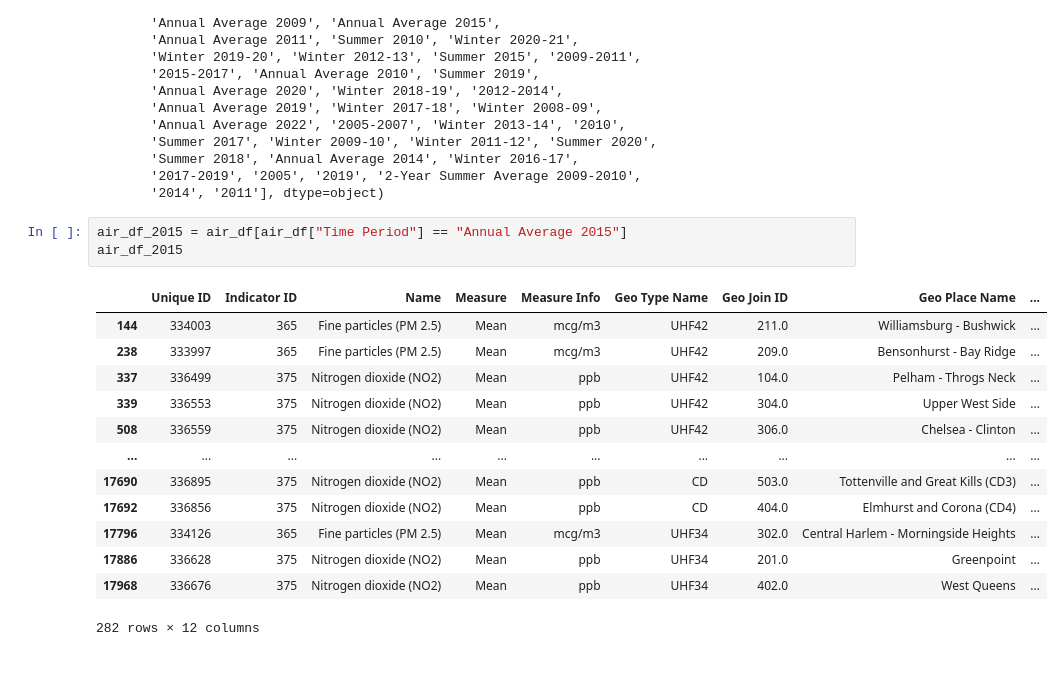
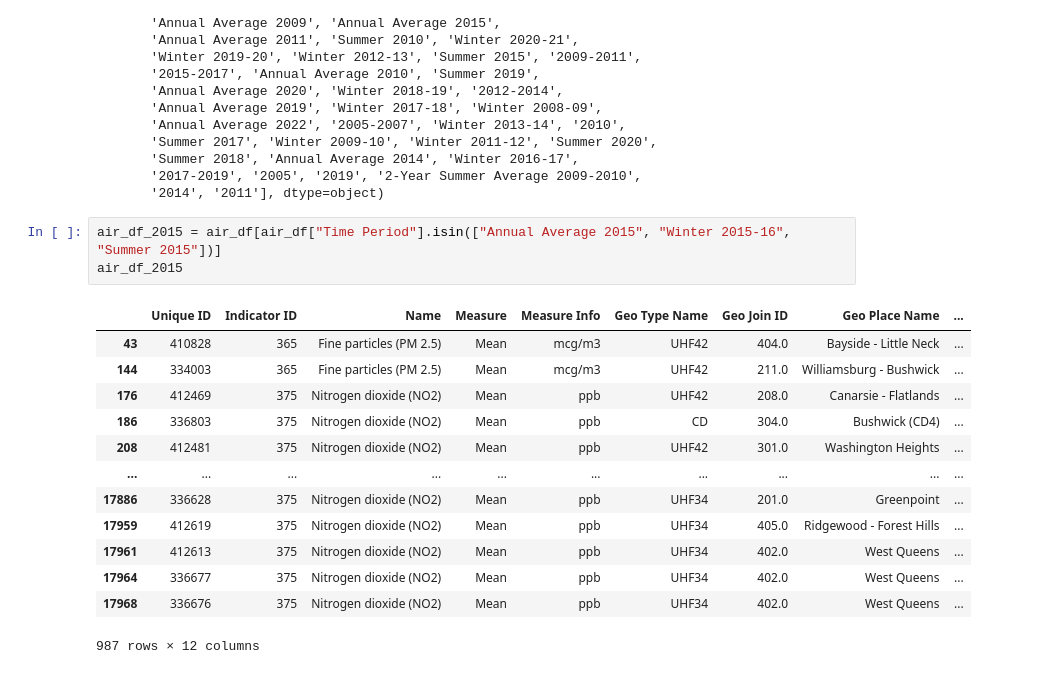
Before and after one commit to Angela-Rene/Trees_in_NYC, a Jupyter notebook: air_quality.ipynb, the cells around one changed output. Saved outputs shown, nothing was run; the diff lists cells and outputs as text.

Commit message:
split air data into summer, winter, and average dfs

```diff
--- a/air_quality.ipynb
+++ b/air_quality.ipynb
@@ -41,19 +42,19 @@ array(['2015', 'Annual Average 2012', 'Summer 2022', 'Summer 2012',
        '2017-2019', '2005', '2019', '2-Year Summer Average 2009-2010',
        '2014', '2011'], dtype=object)
 # %%
-air_df_2015 = air_df[air_df["Time Period"] == "Annual Average 2015"]
+air_df_2015 = air_df[air_df["Time Period"].isin(["Annual Average 2015", "Winter 2015-16", "Summer 2015"])]
 air_df_2015
 # %% [output]
 |  | Unique ID | Indicator ID | Name | Measure | Measure Info | Geo Type Name | Geo Join ID | Geo Place Name | ... |
+| 43 | 410828 | 365 | Fine particles (PM 2.5) | Mean | mcg/m3 | UHF42 | 404.0 | Bayside - Little Neck | ... |
 | 144 | 334003 | 365 | Fine particles (PM 2.5) | Mean | mcg/m3 | UHF42 | 211.0 | Williamsburg - Bushwick | ... |
-| 238 | 333997 | 365 | Fine particles (PM 2.5) | Mean | mcg/m3 | UHF42 | 209.0 | Bensonhurst - Bay Ridge | ... |
-| 337 | 336499 | 375 | Nitrogen dioxide (NO2) | Mean | ppb | UHF42 | 104.0 | Pelham - Throgs Neck | ... |
-| 339 | 336553 | 375 | Nitrogen dioxide (NO2) | Mean | ppb | UHF42 | 304.0 | Upper West Side | ... |
-| 508 | 336559 | 375 | Nitrogen dioxide (NO2) | Mean | ppb | UHF42 | 306.0 | Chelsea - Clinton | ... |
+| 176 | 412469 | 375 | Nitrogen dioxide (NO2) | Mean | ppb | UHF42 | 208.0 | Canarsie - Flatlands | ... |
+| 186 | 336803 | 375 | Nitrogen dioxide (NO2) | Mean | ppb | CD | 304.0 | Bushwick (CD4) | ... |
+| 208 | 412481 | 375 | Nitrogen dioxide (NO2) | Mean | ppb | UHF42 | 301.0 | Washington Heights | ... |
 | ... | ... | ... | ... | ... | ... | ... | ... | ... | ... |
-| 17690 | 336895 | 375 | Nitrogen dioxide (NO2) | Mean | ppb | CD | 503.0 | Tottenville and Great Kills (CD3) | ... |
-| 17692 | 336856 | 375 | Nitrogen dioxide (NO2) | Mean | ppb | CD | 404.0 | Elmhurst and Corona (CD4) | ... |
-| 17796 | 334126 | 365 | Fine particles (PM 2.5) | Mean | mcg/m3 | UHF34 | 302.0 | Central Harlem - Morningside Heights | ... |
 | 17886 | 336628 | 375 | Nitrogen dioxide (NO2) | Mean | ppb | UHF34 | 201.0 | Greenpoint | ... |
+| 17959 | 412619 | 375 | Nitrogen dioxide (NO2) | Mean | ppb | UHF34 | 405.0 | Ridgewood - Forest Hills | ... |
+| 17961 | 412613 | 375 | Nitrogen dioxide (NO2) | Mean | ppb | UHF34 | 402.0 | West Queens | ... |
+| 17964 | 336677 | 375 | Nitrogen dioxide (NO2) | Mean | ppb | UHF34 | 402.0 | West Queens | ... |
 | 17968 | 336676 | 375 | Nitrogen dioxide (NO2) | Mean | ppb | UHF34 | 402.0 | West Queens | ... |
-282 rows × 12 columns
+987 rows × 12 columns
```
Also changed, not shown: parts of 20 cells of this notebook, 5 other files.
